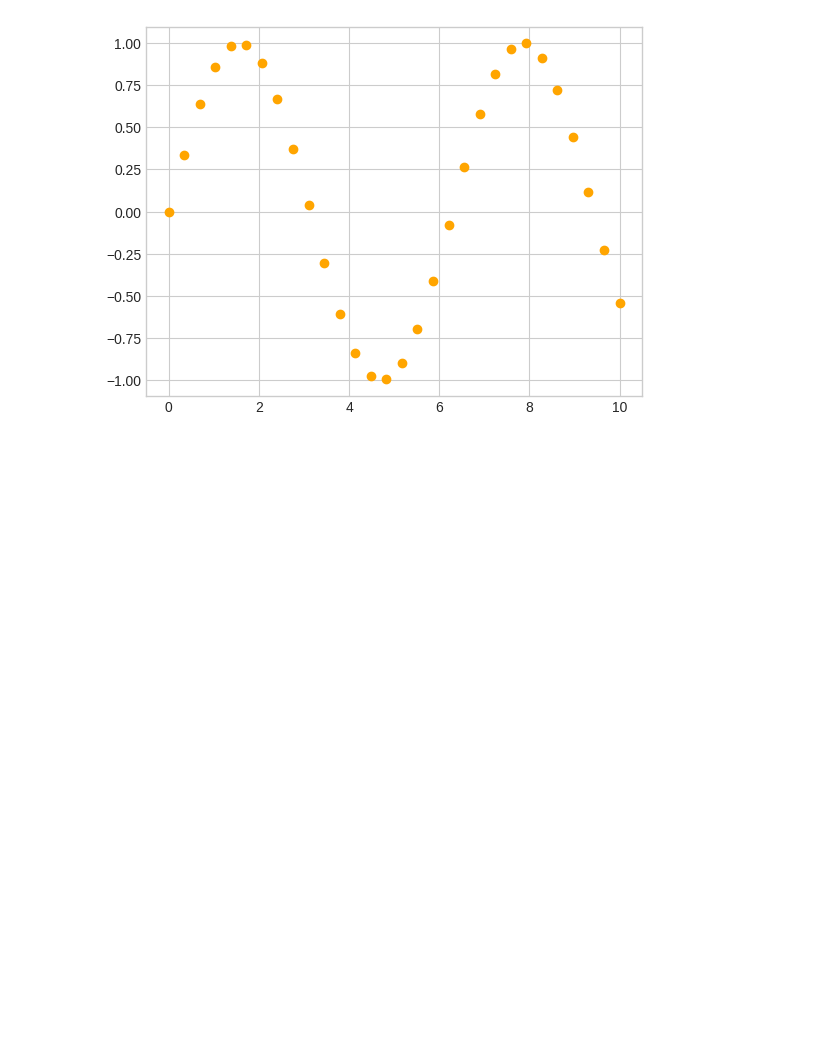
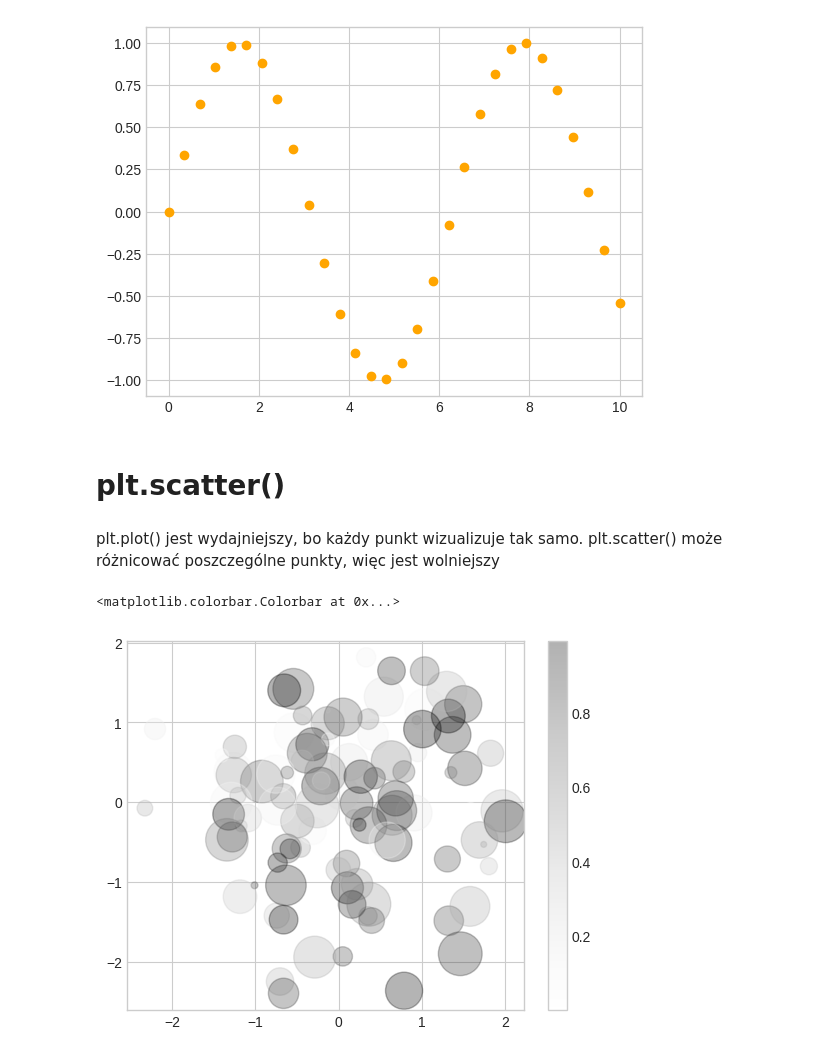
Before and after one commit to SlawCzech/matplot_exercises, a Jupyter notebook: matplot_basic.ipynb, the cells around one changed output. Drawn from its saved outputs; the diff is of its cells as text; code cells hidden in the pictures; blank space fills up the shorter version.

```diff
--- a/matplot_basic.ipynb
+++ b/matplot_basic.ipynb
@@ -86,3 +86,24 @@ plt.plot(x, y, 'o', color='orange')
 # %% [output]
 [<matplotlib.lines.Line2D at 0x...>]
 [figure]
+# %% [markdown]
+# plt.scatter()
+# %% [markdown]
+plt.plot() jest wydajniejszy, bo każdy punkt wizualizuje tak samo. plt.scatter() może różnicować poszczególne punkty, więc jest wolniejszy
+# %%
+# obiekt generatora
+rng = np.random.default_rng(0)
+# inicjalizacja generatora z rozkładem normalnym
+x = rng.normal(size=100)
+y = rng.normal(size=100)
+# randomowe kolory?
+colors = rng.random(100)
+# rozmiar w pikselach
+sizes = 1000 * rng.random(100)
+
+# alpha czyli przeźroczystość
+plt.scatter(x, y, c=colors, s=sizes, alpha=0.3)
+plt.colorbar()
+# %% [output]
+<matplotlib.colorbar.Colorbar at 0x...>
+[figure, added]
```
Also changed, not shown: parts of 2 cells of this notebook.
